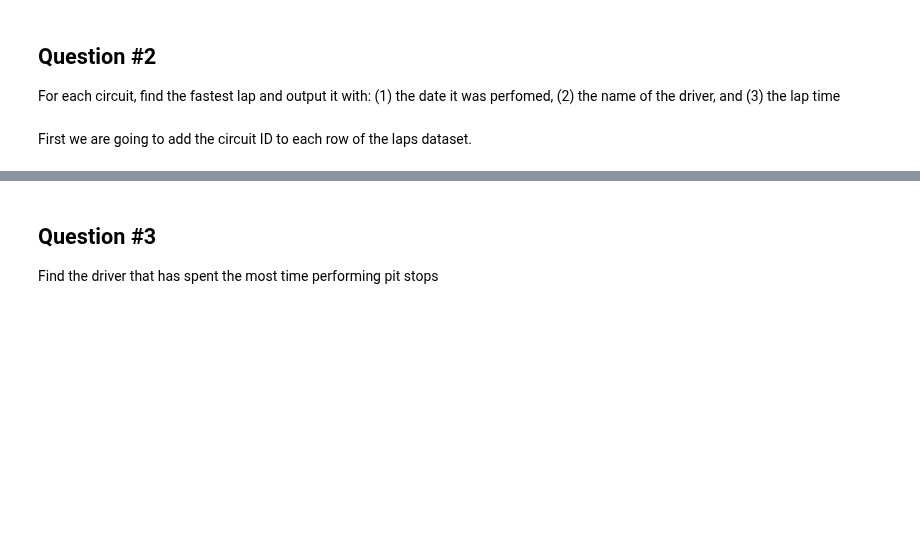
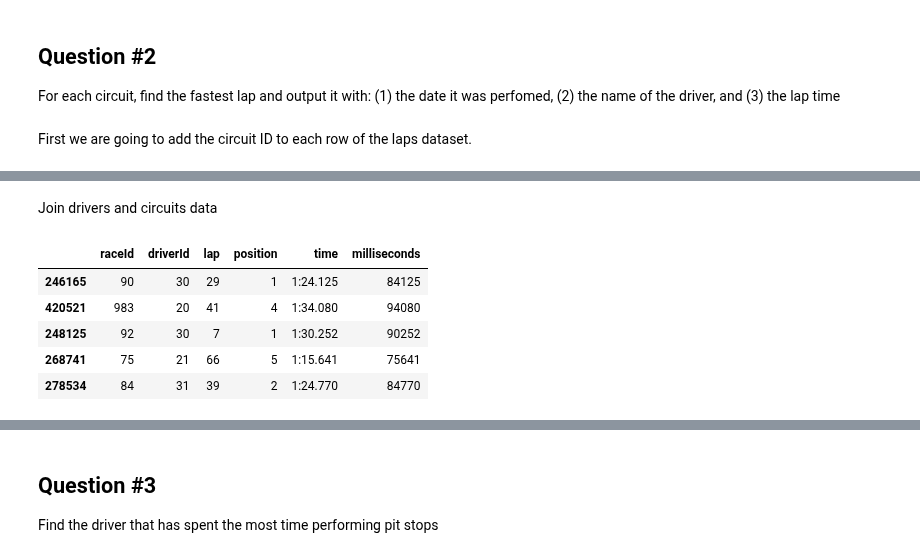
Before and after one commit to gdv/foundationsCS, a Jupyter notebook: teachers/py-11-f1.ipynb, the cells around one changed output, grey strips where cells are left out. Saved outputs shown, nothing was run; the diff lists cells and outputs as text; code cells hidden in the pictures; blank space fills up the shorter version.

```diff
--- a/teachers/py-11-f1.ipynb
+++ b/teachers/py-11-f1.ipynb
@@ -105,0 +120,11 @@ assert len(laps_data_new) == len(laps_data), 'Lap without a matching circuit'
+# %% [markdown]
+Join drivers and circuits data
+# %%
+laps_data.iloc[best_lap_for_circuit].head()
+# %% [output]
+|  | raceId | driverId | lap | position | time | milliseconds |
+| 246165 | 90 | 30 | 29 | 1 | 1:24.125 | 84125 |
+| 420521 | 983 | 20 | 41 | 4 | 1:34.080 | 94080 |
+| 248125 | 92 | 30 | 7 | 1 | 1:30.252 | 90252 |
+| 268741 | 75 | 21 | 66 | 5 | 1:15.641 | 75641 |
+| 278534 | 84 | 31 | 39 | 2 | 1:24.770 | 84770 |
```
Also changed, not shown: parts of 10 cells of this notebook, 2 other files.
